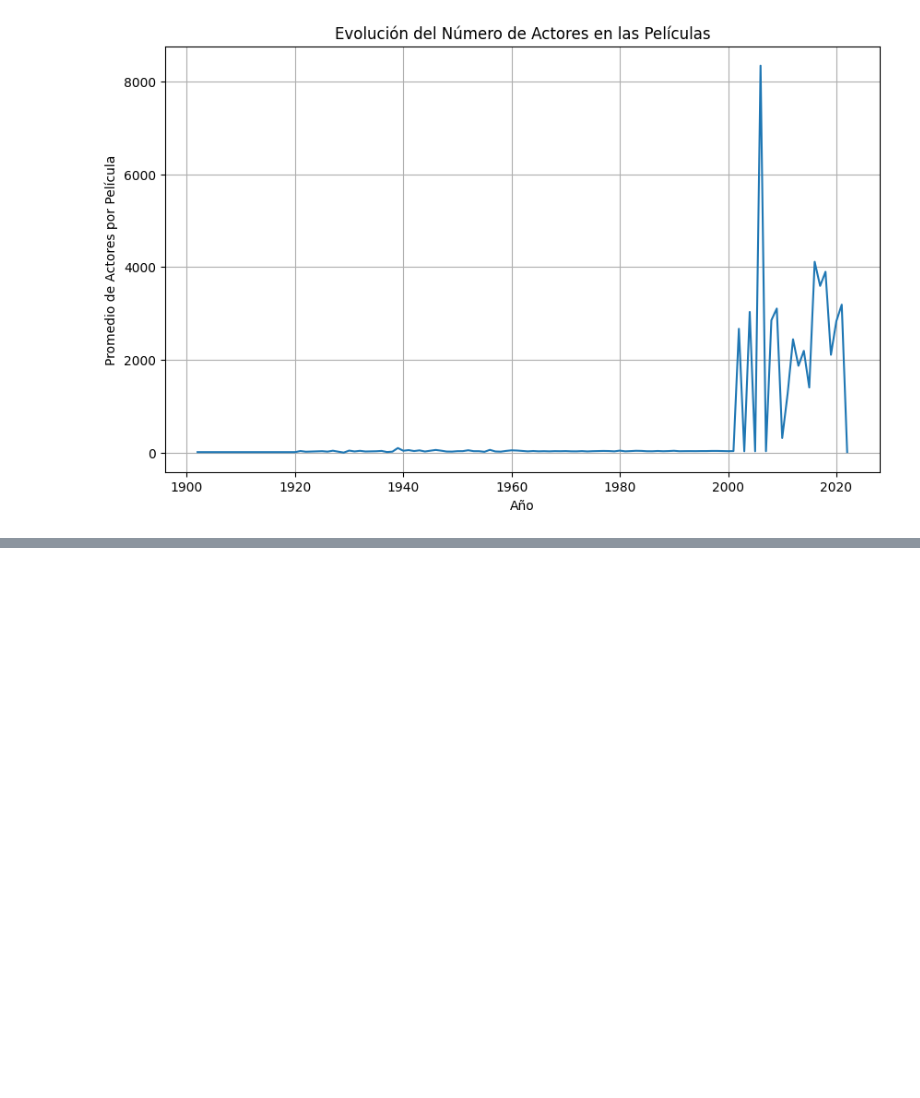
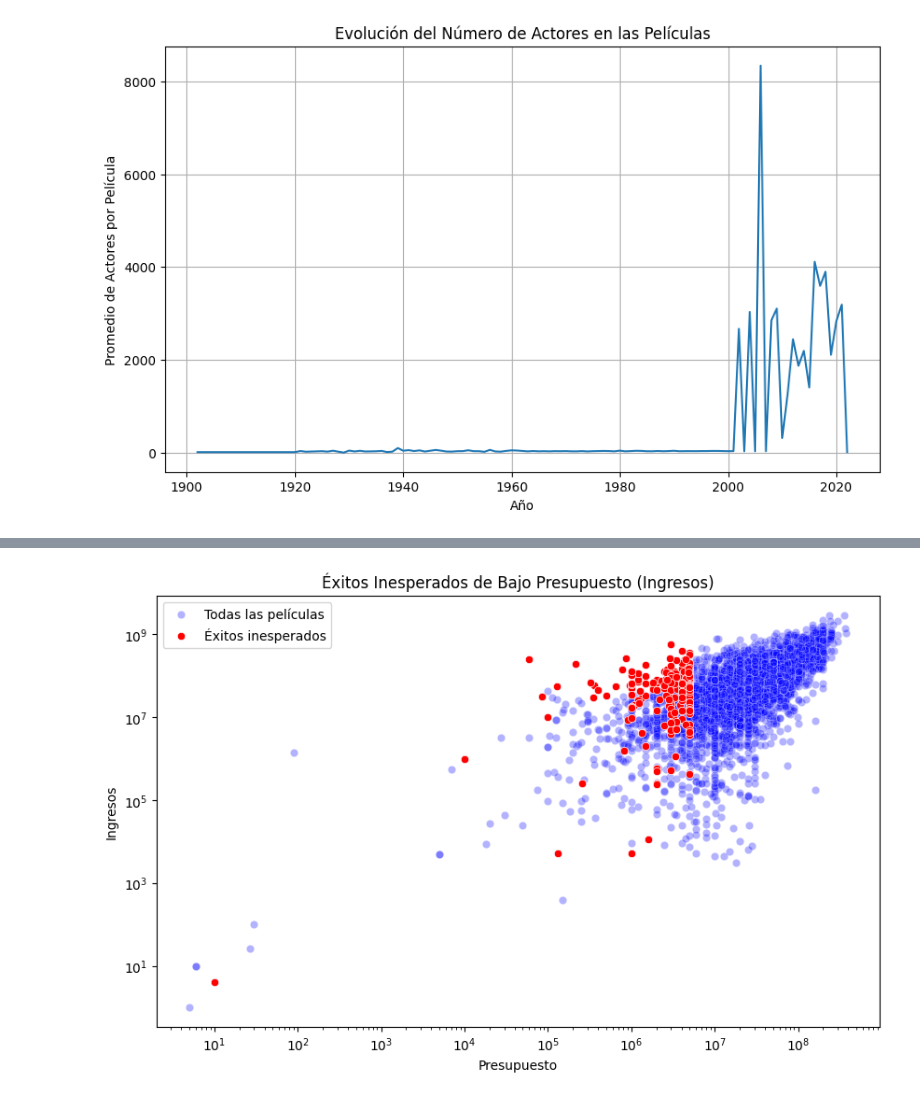
Before and after one commit to DiegoGarV/Proyecto1-mineria, a Jupyter notebook: HDT1-1.ipynb, the cells around one changed output, grey strips where cells are left out. Cells and saved outputs as stored; diff of their text form; code cells hidden in the pictures; blank space fills up the shorter version.

```diff
--- a/HDT1-1.ipynb
+++ b/HDT1-1.ipynb
@@ -246,0 +305,29 @@ plt.show()
+# %%
+# éxitos inesperados
+
+# definir un presupuesto bajo
+low_budget_movies = dataset[dataset["budget"] <= 5000000]
+
+# Definir éxito en base a
+high_revenue_threshold = dataset["revenue"].quantile(0.75) # ingresos
+high_popularity_threshold = dataset["popularity"].quantile(0.75) # popularidad
+
+successful_low_budget_movies = low_budget_movies[
+    (low_budget_movies["revenue"] >= high_revenue_threshold) |
+    (low_budget_movies["popularity"] >= high_popularity_threshold)
+]
+
+successful_low_budget_movies[["title", "budget", "revenue", "popularity"]].sort_values(by="revenue", ascending=False)
+
+plt.figure(figsize=(10, 6))
+sns.scatterplot(data=dataset, x="budget", y="revenue", alpha=0.3, label="Todas las películas", color="blue")
+sns.scatterplot(data=successful_low_budget_movies, x="budget", y="revenue", color="red", label="Éxitos inesperados")
+plt.xscale("log")
+plt.yscale("log")
+plt.xlabel("Presupuesto")
+plt.ylabel("Ingresos")
+plt.title("Éxitos Inesperados de Bajo Presupuesto (Ingresos)")
+plt.legend()
+plt.show()
+# %% [output]
+[figure, added]
```
Also changed, not shown: parts of 7 cells of this notebook.
